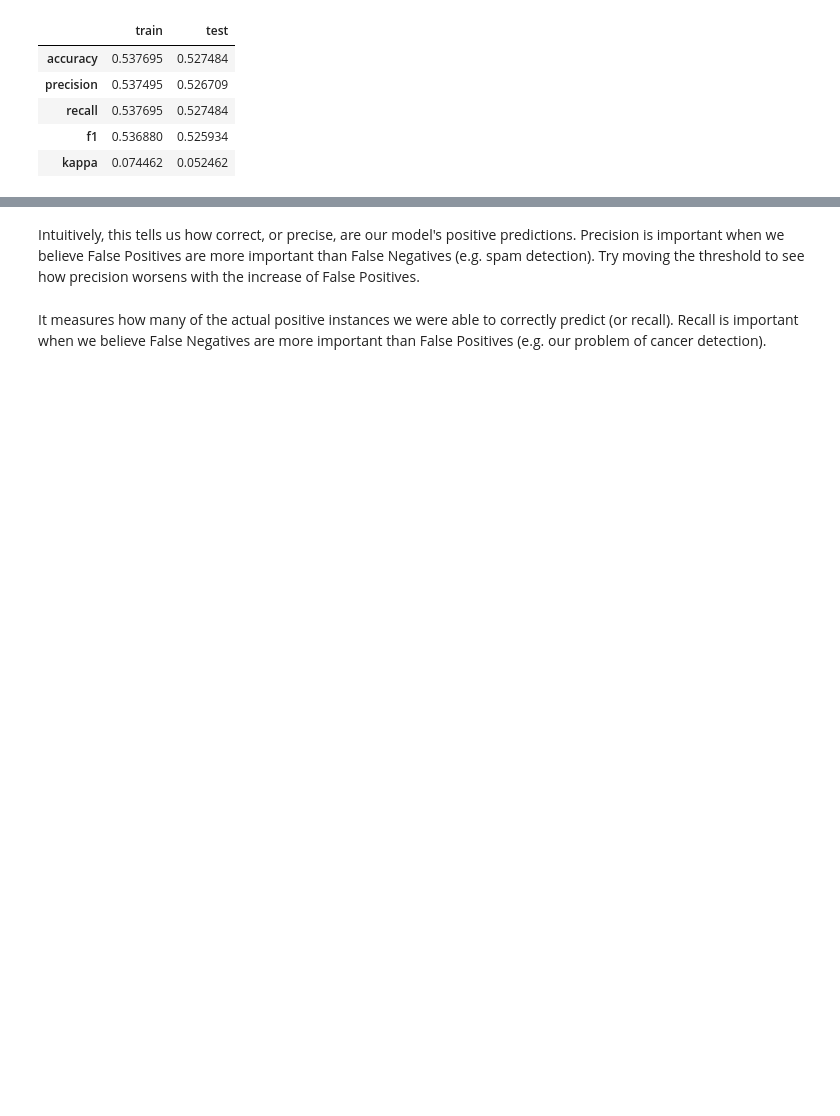
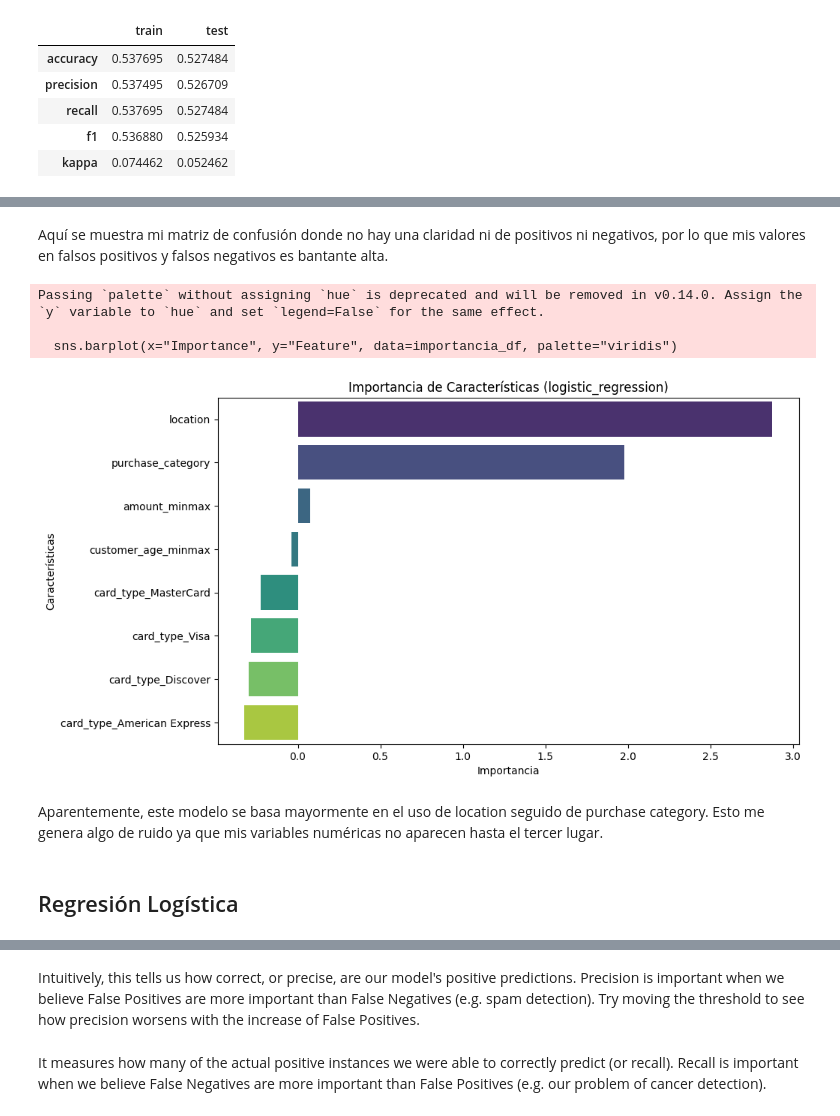
Before and after one commit to ngcarvajall/modelo_clasificacion, a Jupyter notebook: modulo8.2.ipynb, the cells around one changed output, grey strips where cells are left out. Cells and saved outputs as stored; diff of their text form; code cells hidden in the pictures; blank space fills up the shorter version.

```diff
--- a/modulo8.2.ipynb
+++ b/modulo8.2.ipynb
@@ -99,0 +115,13 @@ df_resultados.head()
+# %% [markdown]
+Aquí se muestra mi matriz de confusión donde no hay una claridad ni de positivos ni negativos, por lo que mis valores en falsos positivos y falsos negativos es bantante alta.
+# %%
+logistica.importancia_predictores('logistic_regression')
+# %% [output]
+Passing `palette` without assigning `hue` is deprecated and will be removed in v0.14.0. Assign the `y` variable to `hue` and set `legend=False` for the same effect.
+
+  sns.barplot(x="Importance", y="Feature", data=importancia_df, palette="viridis")
+[figure, added]
+# %% [markdown]
+Aparentemente, este modelo se basa mayormente en el uso de location seguido de purchase category. Esto me genera algo de ruido ya que mis variables numéricas no aparecen hasta el tercer lugar.
+# %% [markdown]
+## Regresión Logística
```
Also changed, not shown: parts of 48 cells of this notebook, 11 other files.
